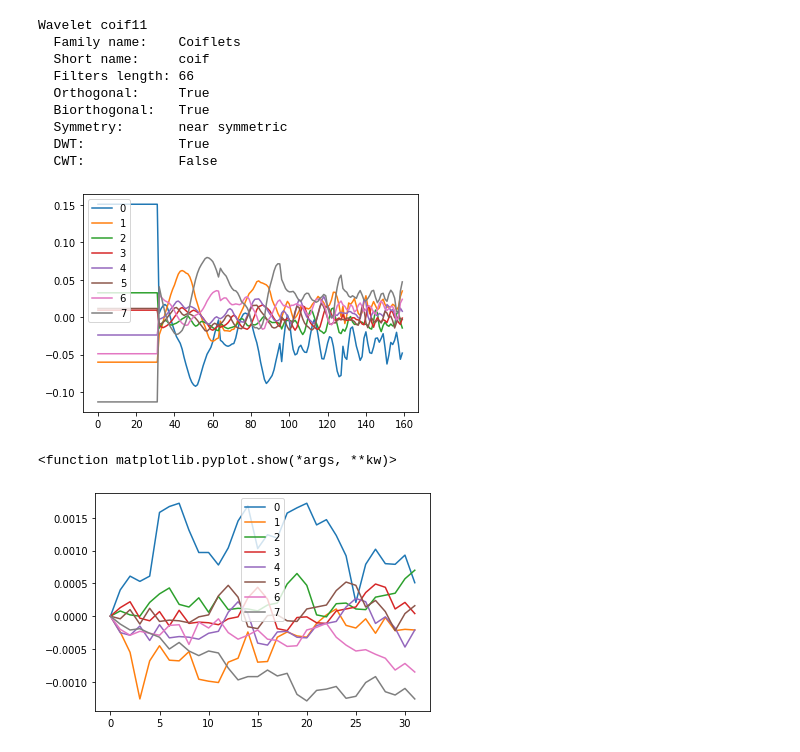
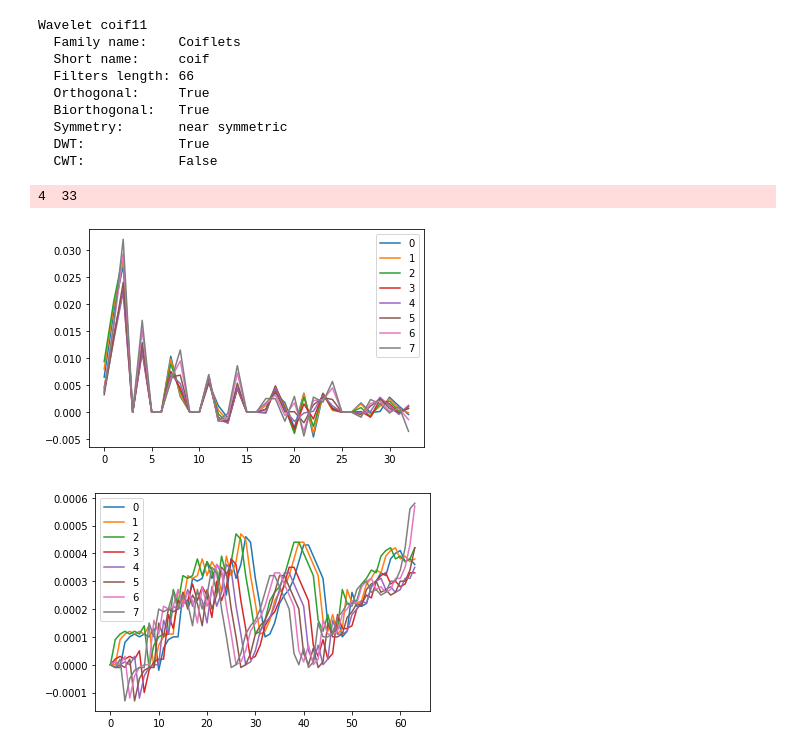
Before and after one commit to gurgutan/predictor, a Jupyter notebook: tests.ipynb, the cells around one changed output. Drawn from its saved outputs; the diff is of its cells as text; code cells hidden in the pictures.

```diff
--- a/tests.ipynb
+++ b/tests.ipynb
@@ -48,7 +48,7 @@ import tensorflow as tf
 
 def load_dataset(tsv_file, count=1000, skip=0):
     stride = 1  # шаг "нарезки" входных данных
-    in_shape = (32,1)
+    in_shape = (64,1)
     out_shape = (8,)
     out_size = 8
     forward = 4
@@ -96,61 +96,58 @@ def load_dataset(tsv_file, count=1000, skip=0):
     prices = np.nan_to_num(np.array(open_rates), posinf=0, neginf=0)
     prices_strided = roll(prices[:-forward], in_shape[0], stride)
     prices_diff = np.diff(prices)
-    data_size = len(prices_strided)
     forward_prices = roll(prices_diff[in_shape[0] :], forward, stride).sum(axis=1)
     x_std = float(prices_strided.std())
     y_std = float(forward_prices.std())
-    # убираем все лишние примеры из обучающей выборки
-    n = np.arange(data_size - 1)
-    rnd = np.random.random(data_size - 1)
-    idx = n[
-        (forward_prices >= y_std)
-        | (forward_prices <= -y_std)
-        | (rnd <= 0.01)
-    ]
-    prices_strided = prices_strided[idx]
-    forward_prices = forward_prices[idx]
-    data_size = len(prices_strided) - in_shape[0] - in_shape[1] - forward
-    wavelet_len = pywt.swt_max_level(in_shape[0])*in_shape[0]
+    data_size = len(prices_strided) - in_shape[0] - forward
+
+    w = pywt.Wavelet('rbio3.1')
+    filter_len = w.dec_len
+    mode = "zero"
+    wavelet_len = pywt.dwt_coeff_len(in_shape[0], filter_len, mode=mode)
+    print(f"\n{filter_len}  {wavelet_len}\n")
     x = np.ndarray(shape=(data_size, wavelet_len, 1))
     y = np.zeros((data_size, out_shape[0]))
     for i in tqdm(range(data_size)):
-        coeff = pywt.swt(
+        coeff = pywt.wavedec(
                 prices_strided[i] - prices_strided[i][0],
                 # wavelet="rbio6.8",
                 # wavelet="db8",
                 # wavelet="coif10",
-                wavelet="db2",
+                wavelet=w,
                 # mode="zero",
-                trim_approx=True,
-                norm=False
+                level=6,
             )
-        x[i, :, 0] = pywt.coeffs_to_array(coeff)[0][:wavelet_len]
+        # x[i, :, 0] = pywt.coeffs_to_array(coeff)[0][:wavelet_len]
+        x[i, :, 0] = pywt.ravel_coeffs(coeff)[0][:wavelet_len]
+
         shift = in_shape[0]
         y[i] = embed(prices[i + shift + forward] - prices[i + shift], -2*y_std, 2*y_std, out_size)
     # v = v[idx]
     return x.astype("float32"), y.astype("float32"), prices_strided.astype("float32")  # , v.astype("float32")
 
 x, y, prices_strided = load_dataset(tsv_file="datas/EURUSD_M5_20000103_20200710.csv",count=1024,skip=np.random.randint(0,2**17))
-in_shape = (32,1)
-wavelet_len = pywt.swt_max_level(in_shape[0])*in_shape[0]
+in_shape = (64,1)
 for i in range(0, 8):
     norm = tf.keras.layers.LayerNormalization()
-    data = tf.constant(x[i,:,0], dtype=tf.float32)
-    output = norm(data).numpy() #.reshape((wavelet_len//in_shape[0], in_shape[0]))
-    plt.plot(np.arange(len(output)),output,label=str(i))
+    wdata = tf.constant(x[i,:,0], dtype=tf.float32)
+    output = norm(wdata).numpy() #.reshape((wavelet_len//in_shape[0], in_shape[0]))
+    plt.plot(np.arange(len(wdata)),wdata*10,label=str(i))
+
+    # orig_data = prices_strided[i] - prices_strided[i][0]
+    # plt.plot(np.arange(len(orig_output)),orig_output,label='w'+str(i))
 plt.legend()
 plt.show()
 
 for i in range(0, 8):
     norm = tf.keras.layers.LayerNormalization()
     orig_data = prices_strided[i] - prices_strided[i][0]
     orig_output = norm(orig_data).numpy()
-    plt.plot(np.arange(len(orig_output)),orig_data,label=str(i))
+    plt.plot(np.arange(len(orig_data)),orig_data,label=str(i))
 
 plt.legend()
-plt.show
+plt.show()
 # %% [output]
+4  33
-[figure, old version]
+[figure, new version]
-<function matplotlib.pyplot.show(*args, **kw)>
-[figure, old version]
+[figure, new version]
```
Also changed, not shown: parts of 1 cell of this notebook, 7 other files.
